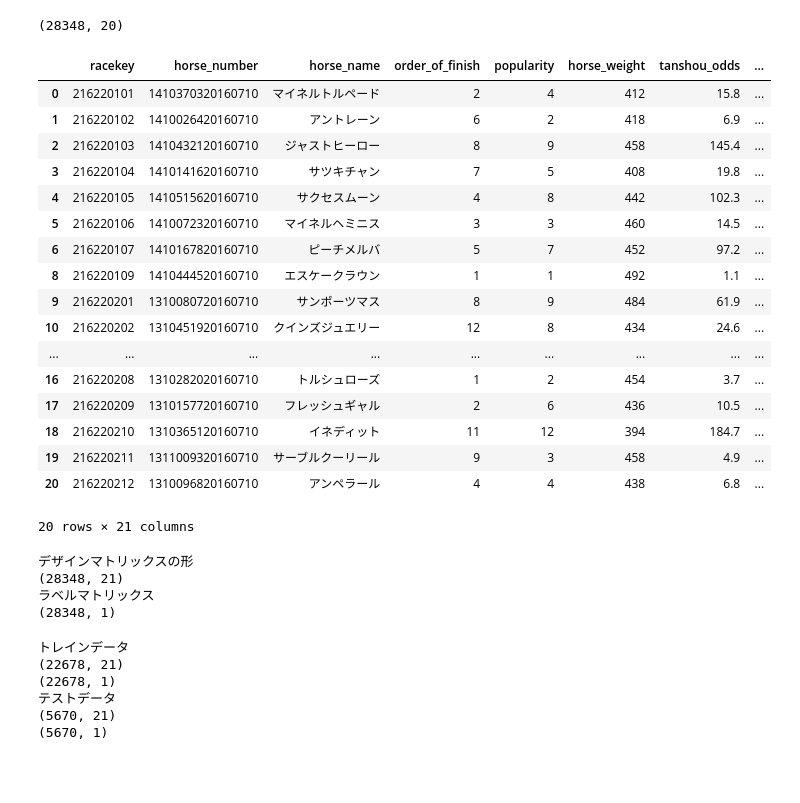
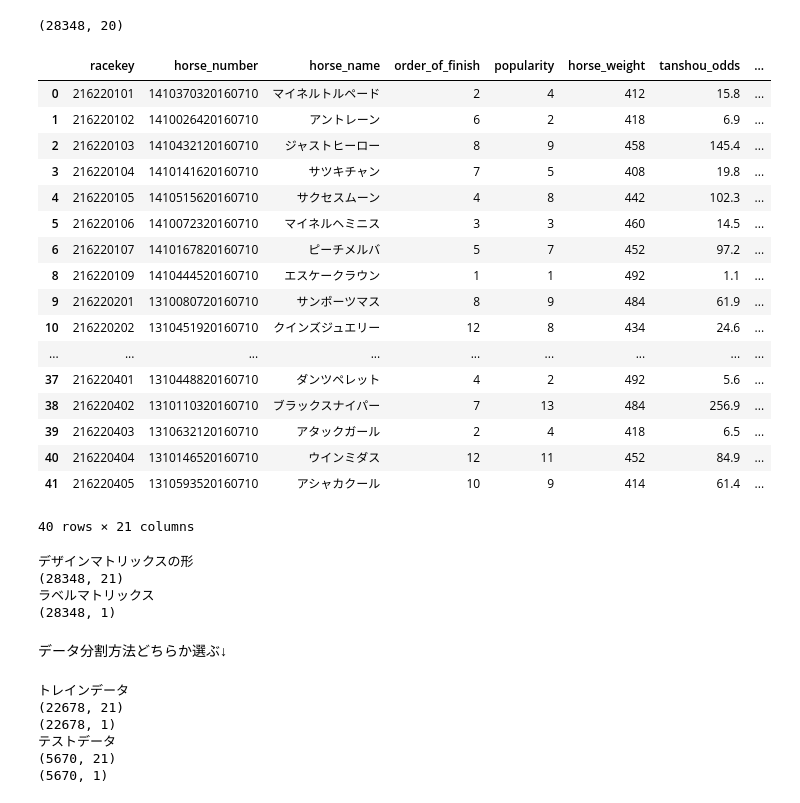
Before and after one commit to watanta/ML_with_python_tutorial, a Jupyter notebook: svc.ipynb, the cells around one changed output. Saved outputs shown, nothing was run; the diff lists cells and outputs as text; code cells hidden in the pictures; blank space fills up the shorter version.

```diff
--- a/svc.ipynb
+++ b/svc.ipynb
@@ -94,23 +93,23 @@ print(data.shape)
 (28348, 20)
 # %%
 data.loc[:,"tanshou_flag"] = (data.loc[:,"order_of_finish_num"] == 1)
-data.head(20)
+data.head(40)
 # %% [output]
 |  | racekey | horse_number | horse_name | order_of_finish | popularity | horse_weight | tanshou_odds | ... |
 | 0 | 216220101 | 1410370320160710 | マイネルトルペード | 2 | 4 | 412 | 15.8 | ... |
 | 1 | 216220102 | 1410026420160710 | アントレーン | 6 | 2 | 418 | 6.9 | ... |
 | 2 | 216220103 | 1410432120160710 | ジャストヒーロー | 8 | 9 | 458 | 145.4 | ... |
 | 3 | 216220104 | 1410141620160710 | サツキチャン | 7 | 5 | 408 | 19.8 | ... |
 | 4 | 216220105 | 1410515620160710 | サクセスムーン | 4 | 8 | 442 | 102.3 | ... |
 | 5 | 216220106 | 1410072320160710 | マイネルヘミニス | 3 | 3 | 460 | 14.5 | ... |
 | 6 | 216220107 | 1410167820160710 | ピーチメルバ | 5 | 7 | 452 | 97.2 | ... |
 | 8 | 216220109 | 1410444520160710 | エスケークラウン | 1 | 1 | 492 | 1.1 | ... |
 | 9 | 216220201 | 1310080720160710 | サンポーツマス | 8 | 9 | 484 | 61.9 | ... |
 | 10 | 216220202 | 1310451920160710 | クインズジュエリー | 12 | 8 | 434 | 24.6 | ... |
 | ... | ... | ... | ... | ... | ... | ... | ... | ... |
-| 16 | 216220208 | 1310282020160710 | トルシュローズ | 1 | 2 | 454 | 3.7 | ... |
-| 17 | 216220209 | 1310157720160710 | フレッシュギャル | 2 | 6 | 436 | 10.5 | ... |
-| 18 | 216220210 | 1310365120160710 | イネディット | 11 | 12 | 394 | 184.7 | ... |
-| 19 | 216220211 | 1311009320160710 | サーブルクーリール | 9 | 3 | 458 | 4.9 | ... |
-| 20 | 216220212 | 1310096820160710 | アンペラール | 4 | 4 | 438 | 6.8 | ... |
+| 37 | 216220401 | 1310448820160710 | ダンツペレット | 4 | 2 | 492 | 5.6 | ... |
+| 38 | 216220402 | 1310110320160710 | ブラックスナイパー | 7 | 13 | 484 | 256.9 | ... |
+| 39 | 216220403 | 1310632120160710 | アタックガール | 2 | 4 | 418 | 6.5 | ... |
+| 40 | 216220404 | 1310146520160710 | ウインミダス | 12 | 11 | 452 | 84.9 | ... |
+| 41 | 216220405 | 1310593520160710 | アシャカクール | 10 | 9 | 414 | 61.4 | ... |
-20 rows × 21 columns
+40 rows × 21 columns
@@ -129,4 +132,6 @@ print(y.shape)
 (28348, 21)
 ラベルマトリックス
 (28348, 1)
+# %% [markdown]
+データ分割方法どちらか選ぶ↓
 # %%
```
Also changed, not shown: parts of 132 cells of this notebook, 12 other files.
